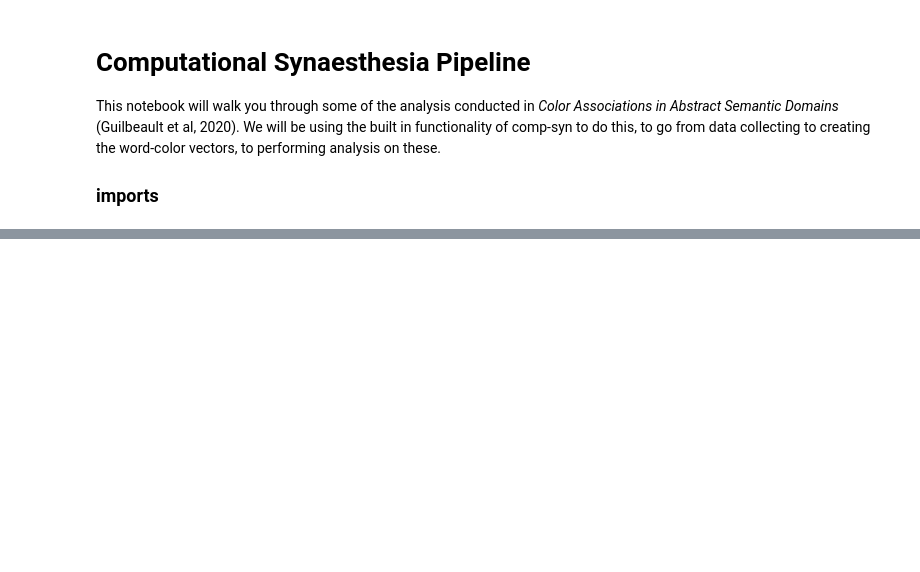
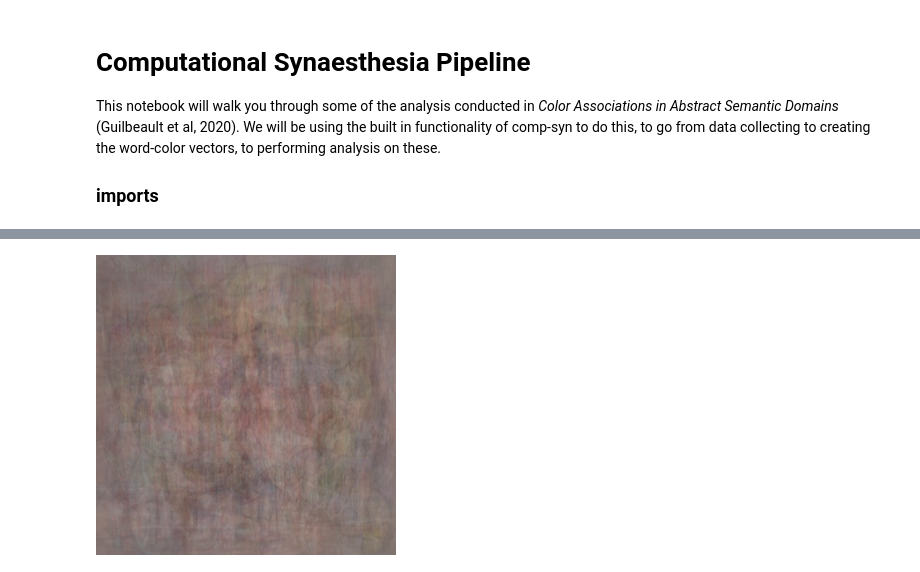
Before and after one commit to comp-syn/comp-syn, a Jupyter notebook: notebooks/compsyn_package_pipeline.ipynb, the cells around one changed output, grey strips where cells are left out. Saved outputs shown, nothing was run; the diff lists cells and outputs as text; code cells hidden in the pictures; blank space fills up the shorter version.

```diff
--- a/notebooks/compsyn_package_pipeline.ipynb
+++ b/notebooks/compsyn_package_pipeline.ipynb
@@ -97,0 +61,4 @@ viz.plot_labels_in_space()
+# %%
+vectors["drama"].colorgram
+# %% [output]
+[figure, added]
```
Also changed, not shown: parts of 39 cells of this notebook, 3 other files.
